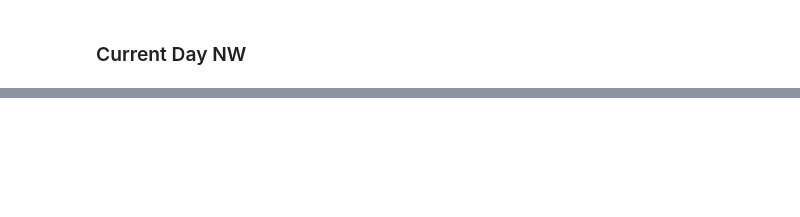
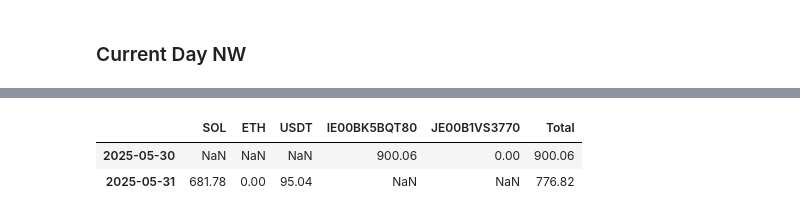
Before and after one commit to deepotrus/deepfinance, a Jupyter notebook: notebooks/nb2025.ipynb, the cells around one changed output, grey strips where cells are left out. Cells and saved outputs as stored; diff of their text form; code cells hidden in the pictures; blank space fills up the shorter version.

```diff
--- a/notebooks/nb2025.ipynb
+++ b/notebooks/nb2025.ipynb
@@ -134,0 +139,6 @@ Name: 2025-04-04 00:00:00, dtype: float64
+# %%
+df_today_holdings
+# %% [output]
+|  | SOL | ETH | USDT | IE00BK5BQT80 | JE00B1VS3770 | Total |
+| 2025-05-30 | NaN | NaN | NaN | 900.06 | 0.00 | 900.06 |
+| 2025-05-31 | 681.78 | 0.00 | 95.04 | NaN | NaN | 776.82 |
```
Also changed, not shown: parts of 8 cells of this notebook, 1 other file.
